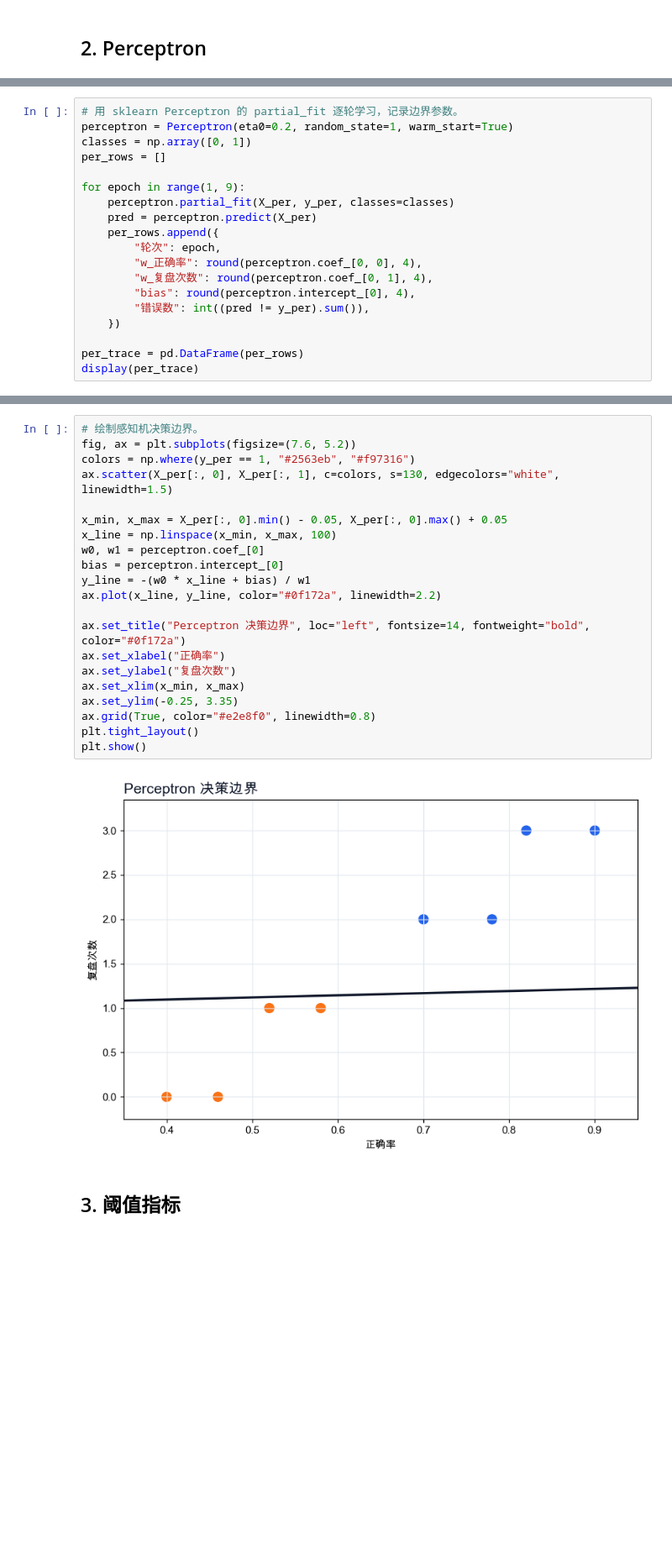
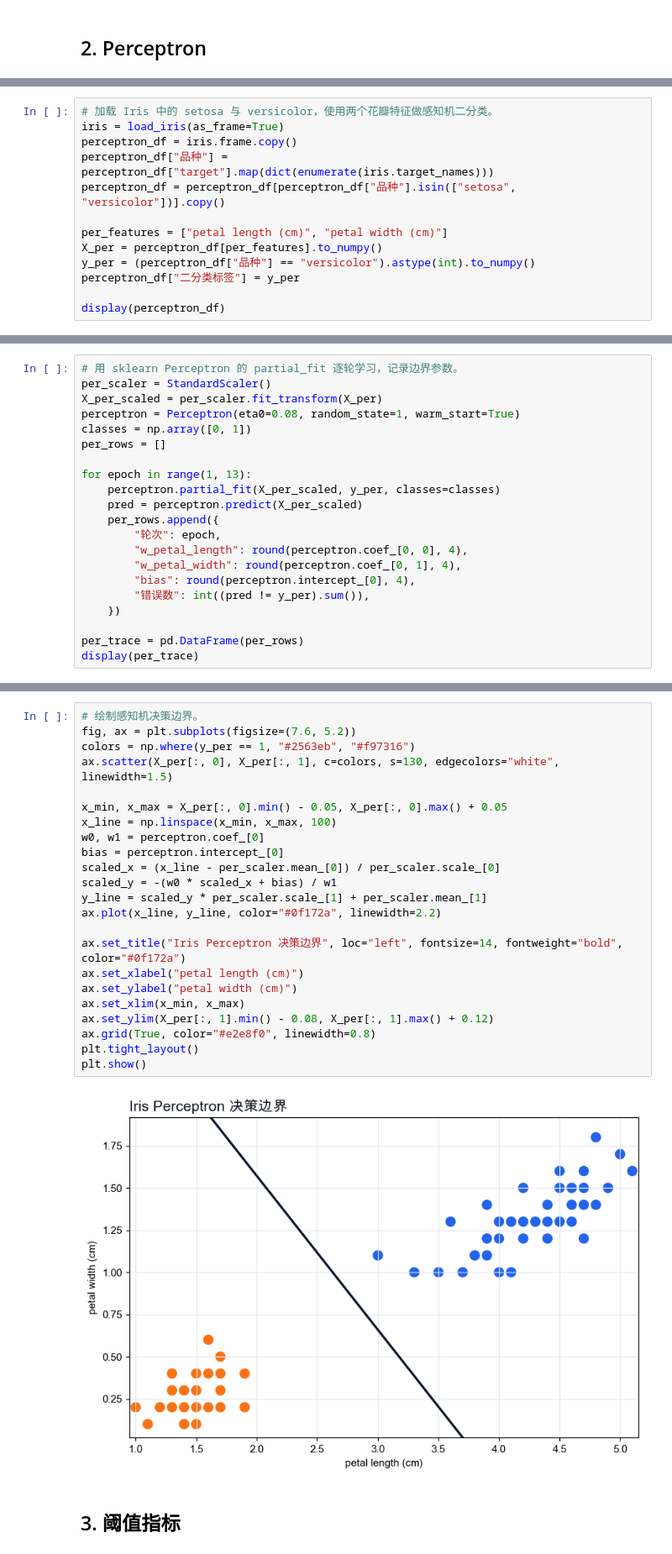
Before and after one commit to zhesun-0209/ai-thinking-labs, a Jupyter notebook: notebooks/ch07_perceptron_gd.ipynb, the cells around one changed output, grey strips where cells are left out. Shown at 84% size. Saved outputs shown, nothing was run; the diff lists cells and outputs as text; blank space fills up the shorter version.

```diff
--- a/notebooks/ch07_perceptron_gd.ipynb
+++ b/notebooks/ch07_perceptron_gd.ipynb
@@ -166,0 +168,13 @@ display(perceptron_df)
+# %%
+# 加载 Iris 中的 setosa 与 versicolor，使用两个花瓣特征做感知机二分类。
+iris = load_iris(as_frame=True)
+perceptron_df = iris.frame.copy()
+perceptron_df["品种"] = perceptron_df["target"].map(dict(enumerate(iris.target_names)))
+perceptron_df = perceptron_df[perceptron_df["品种"].isin(["setosa", "versicolor"])].copy()
+
+per_features = ["petal length (cm)", "petal width (cm)"]
+X_per = perceptron_df[per_features].to_numpy()
+y_per = (perceptron_df["品种"] == "versicolor").astype(int).to_numpy()
+perceptron_df["二分类标签"] = y_per
+
+display(perceptron_df)
@@ -167,16 +195,18 @@ display(perceptron_df)
 # %%
 # 用 sklearn Perceptron 的 partial_fit 逐轮学习，记录边界参数。
-perceptron = Perceptron(eta0=0.2, random_state=1, warm_start=True)
+per_scaler = StandardScaler()
+X_per_scaled = per_scaler.fit_transform(X_per)
+perceptron = Perceptron(eta0=0.08, random_state=1, warm_start=True)
 classes = np.array([0, 1])
 per_rows = []
 
-for epoch in range(1, 9):
-    perceptron.partial_fit(X_per, y_per, classes=classes)
-    pred = perceptron.predict(X_per)
+for epoch in range(1, 13):
+    perceptron.partial_fit(X_per_scaled, y_per, classes=classes)
+    pred = perceptron.predict(X_per_scaled)
     per_rows.append({
         "轮次": epoch,
-        "w_正确率": round(perceptron.coef_[0, 0], 4),
-        "w_复盘次数": round(perceptron.coef_[0, 1], 4),
+        "w_petal_length": round(perceptron.coef_[0, 0], 4),
+        "w_petal_width": round(perceptron.coef_[0, 1], 4),
         "bias": round(perceptron.intercept_[0], 4),
         "错误数": int((pred != y_per).sum()),
     })
@@ -196,26 +230,28 @@ display(per_trace)
 # %%
 # 绘制感知机决策边界。
 fig, ax = plt.subplots(figsize=(7.6, 5.2))
 colors = np.where(y_per == 1, "#2563eb", "#f97316")
 ax.scatter(X_per[:, 0], X_per[:, 1], c=colors, s=130, edgecolors="white", linewidth=1.5)
 
 x_min, x_max = X_per[:, 0].min() - 0.05, X_per[:, 0].max() + 0.05
 x_line = np.linspace(x_min, x_max, 100)
 w0, w1 = perceptron.coef_[0]
 bias = perceptron.intercept_[0]
-y_line = -(w0 * x_line + bias) / w1
+scaled_x = (x_line - per_scaler.mean_[0]) / per_scaler.scale_[0]
+scaled_y = -(w0 * scaled_x + bias) / w1
+y_line = scaled_y * per_scaler.scale_[1] + per_scaler.mean_[1]
 ax.plot(x_line, y_line, color="#0f172a", linewidth=2.2)
 
-ax.set_title("Perceptron 决策边界", loc="left", fontsize=14, fontweight="bold", color="#0f172a")
-ax.set_xlabel("正确率")
-ax.set_ylabel("复盘次数")
+ax.set_title("Iris Perceptron 决策边界", loc="left", fontsize=14, fontweight="bold", color="#0f172a")
+ax.set_xlabel("petal length (cm)")
+ax.set_ylabel("petal width (cm)")
 ax.set_xlim(x_min, x_max)
-ax.set_ylim(-0.25, 3.35)
+ax.set_ylim(X_per[:, 1].min() - 0.08, X_per[:, 1].max() + 0.12)
 ax.grid(True, color="#e2e8f0", linewidth=0.8)
 plt.tight_layout()
 plt.show()
 # %% [output]
-[figure, old version]
+[figure, new version]
 # %% [markdown]
 ## 3. 阈值指标
 # %%
```
Also changed, not shown: parts of 10 cells of this notebook, 43 other files.
